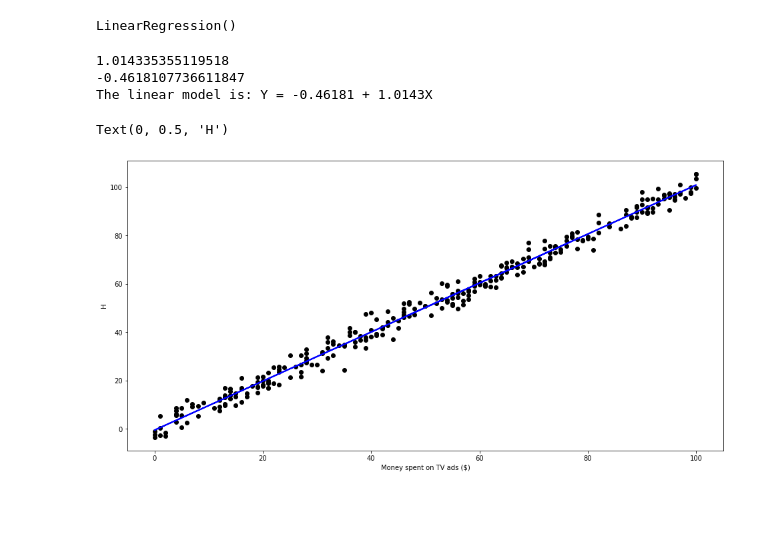
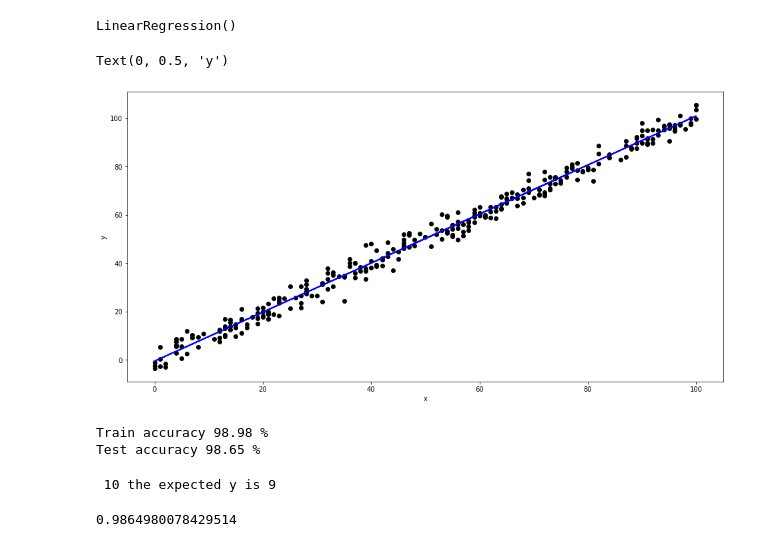
Before and after one commit to abdu-zeyad/linear-regression, a Jupyter notebook: regression.ipynb, the cells around one changed output. Drawn from its saved outputs; the diff is of its cells as text; code cells hidden in the pictures; blank space fills up the shorter version.

```diff
--- a/regression.ipynb
+++ b/regression.ipynb
@@ -60,33 +107,24 @@ reg = LinearRegression()
 reg.fit(X, y)
 # %% [output]
 LinearRegression()
-# %%
-print(reg.coef_[0][0])
-print(reg.intercept_[0])
-
-print("The linear model is: Y = {:.5} + {:.5}X".format(reg.intercept_[0], reg.coef_[0][0]))
-# %% [output]
-1.014335355119518
--0.4618107736611847
-The linear model is: Y = -0.46181 + 1.0143X
 # %%
 
 predictions = reg.predict(X)
 
 plt.figure(figsize=(16, 8))
 plt.scatter(
     data['x'],
     data['y'],
     c='black'
 )
 plt.plot(
     data['x'],
     predictions,
     c='blue',
     linewidth=2
 )
-plt.xlabel("Money spent on TV ads ($)")
-plt.ylabel('H')
+plt.xlabel("x")
+plt.ylabel('y')
 # %% [output]
-Text(0, 0.5, 'H')
+Text(0, 0.5, 'y')
-[figure, old version]
+[figure, new version]
@@ -100,0 +131,21 @@ print(est2.summary())
+# %%
+
+reg.fit(x_train,y_train)
+y_predict = reg.predict(x_test)
+print(f"Train accuracy {round(reg.score(x_train,y_train)*100,2)} %")
+print(f"Test accuracy {round(reg.score(x_test,y_test)*100,2)} %")
+# %% [output]
+Train accuracy 98.98 %
+Test accuracy 98.65 %
+# %%
+x=10
+expectied_y = reg.predict([[x]])[0]
+print(f" {x} the expected y is {int(expectied_y)}")
+# %% [output]
+ 10 the expected y is 9
+# %%
+
+from sklearn.metrics import r2_score
+r2_score(y_test, y_predict)
+# %% [output]
+0.9864980078429514
```
Also changed, not shown: parts of 10 cells of this notebook.
